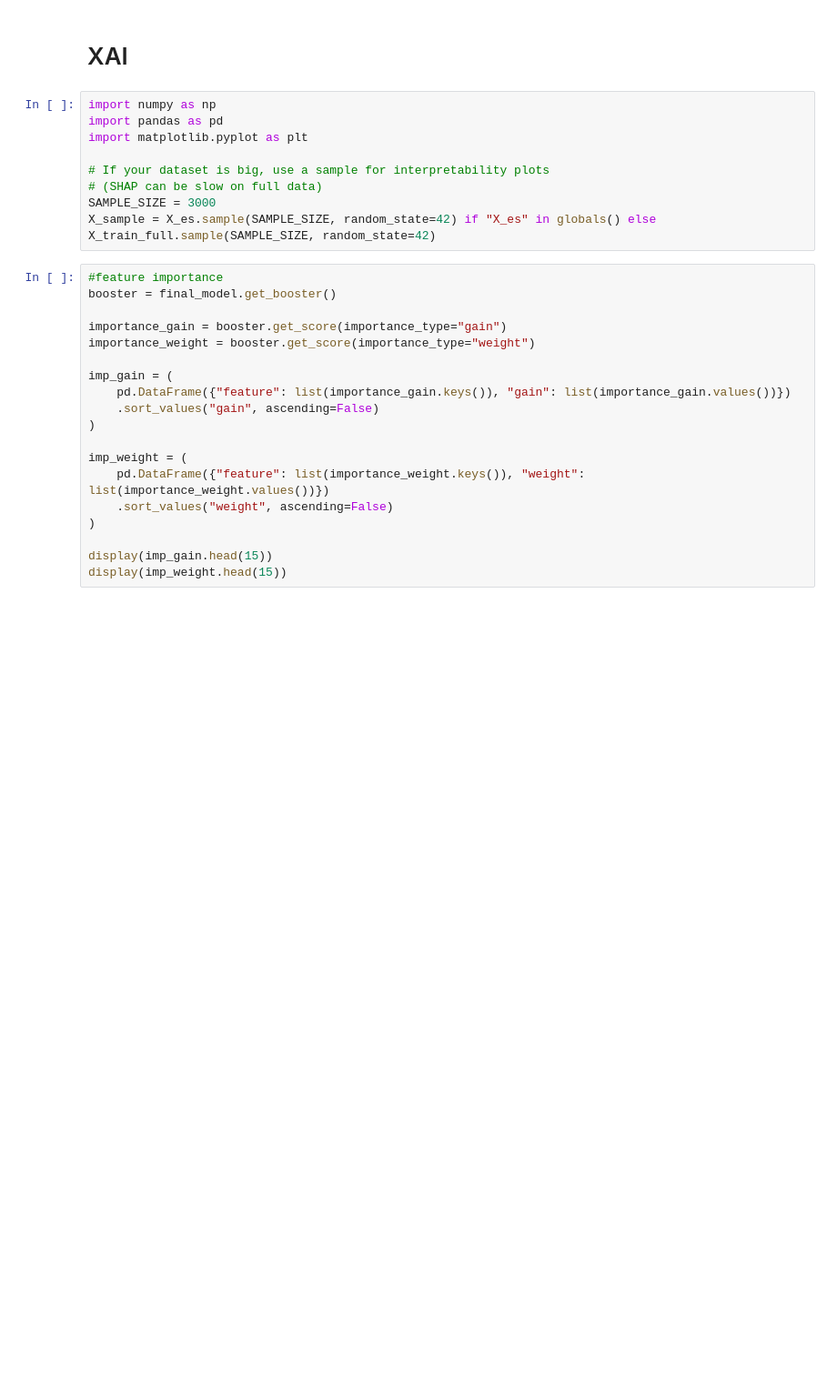
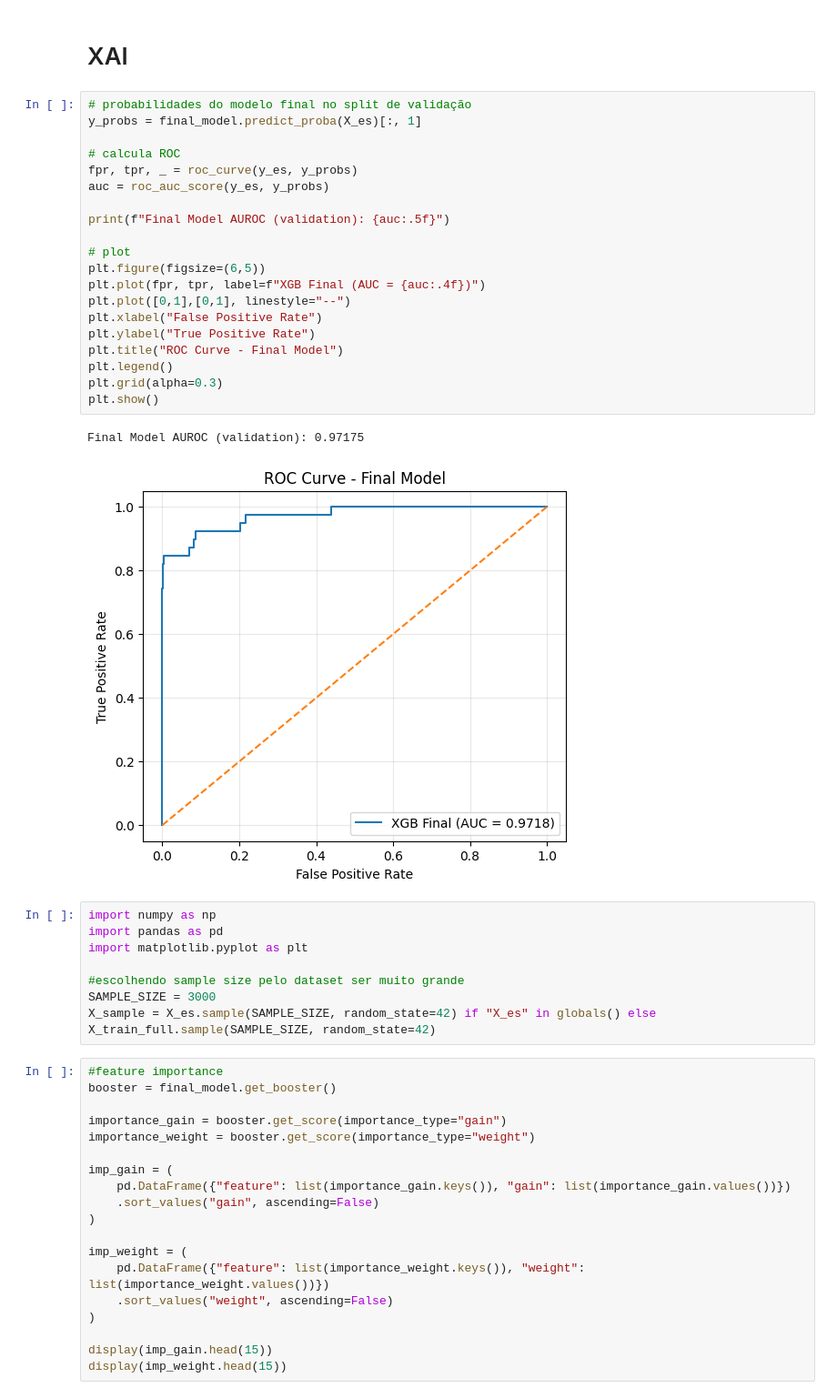
Before and after one commit to alicebarbosam/fraud-detection-kaggle, a Jupyter notebook: notebooks/train.ipynb, the cells around one changed output. Shown at 91% size. Drawn from its saved outputs; the diff is of its cells as text; blank space fills up the shorter version.

```diff
--- a/notebooks/train.ipynb
+++ b/notebooks/train.ipynb
@@ -493,13 +503,35 @@ Saved model artifacts:
  - ../models/xgb_optuna_final.json
 # %% [markdown]
 # XAI
+# %%
+# probabilidades do modelo final no split de validação
+y_probs = final_model.predict_proba(X_es)[:, 1]
+
+# calcula ROC
+fpr, tpr, _ = roc_curve(y_es, y_probs)
+auc = roc_auc_score(y_es, y_probs)
+
+print(f"Final Model AUROC (validation): {auc:.5f}")
+
+# plot
+plt.figure(figsize=(6,5))
+plt.plot(fpr, tpr, label=f"XGB Final (AUC = {auc:.4f})")
+plt.plot([0,1],[0,1], linestyle="--")
+plt.xlabel("False Positive Rate")
+plt.ylabel("True Positive Rate")
+plt.title("ROC Curve - Final Model")
+plt.legend()
+plt.grid(alpha=0.3)
+plt.show()
+# %% [output]
+Final Model AUROC (validation): 0.97175
+[figure, added]
 # %%
 import numpy as np
 import pandas as pd
 import matplotlib.pyplot as plt
 
-# If your dataset is big, use a sample for interpretability plots
-# (SHAP can be slow on full data)
+#escolhendo sample size pelo dataset ser muito grande
 SAMPLE_SIZE = 3000
 X_sample = X_es.sample(SAMPLE_SIZE, random_state=42) if "X_es" in globals() else X_train_full.sample(SAMPLE_SIZE, random_state=42)
 # %%
```
Also changed, not shown: parts of 6 cells of this notebook, 2 other files.
